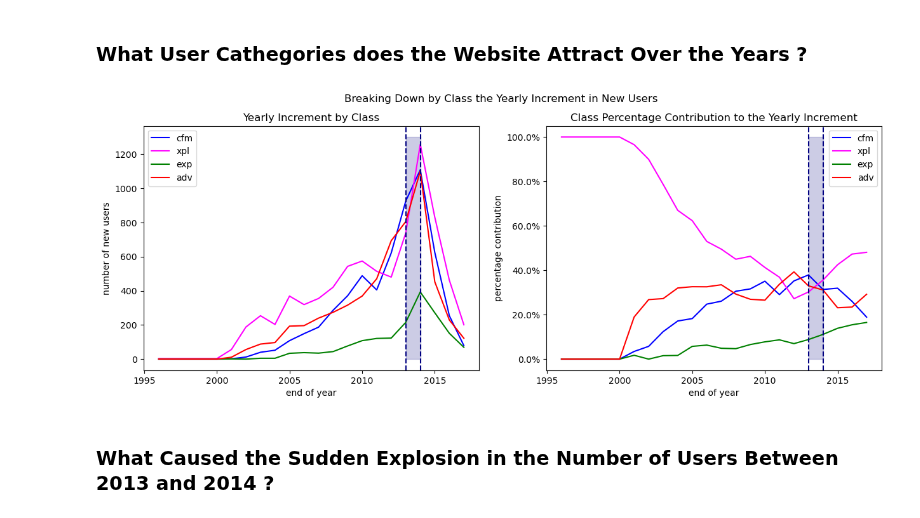
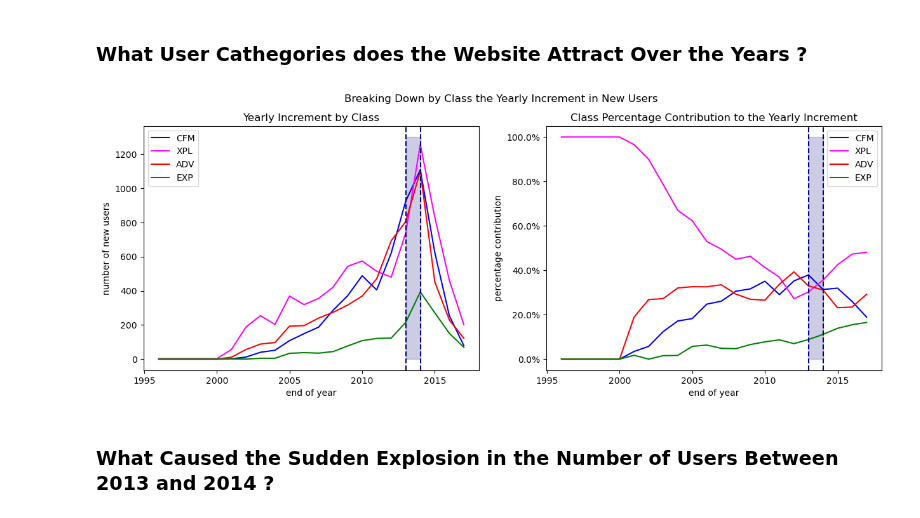
Before and after one commit to epfl-ada/ada-2022-project-analyteam, a Jupyter notebook: attractiveness_time_analysis.ipynb, the cells around one changed output. Cells and saved outputs as stored; diff of their text form; code cells hidden in the pictures.

```diff
--- a/attractiveness_time_analysis.ipynb
+++ b/attractiveness_time_analysis.ipynb
@@ -77,24 +83,23 @@ classified_by_year = classified_users.groupby(by=classified_users.joined.dt.year
 n_classified_by_year = pd.DataFrame(classified_by_year.size(), columns=["size"])
 # %%
 gpby_year = {
-    "cfm": cfms_by_year,
-    "xpl": xpls_by_year,
-    "exp": exps_by_year,
-    "adv": advs_by_year
+    "CFM": cfms_by_year,
+    "XPL": xpls_by_year,
+    "EXPL": exps_by_year,
+    "ADV": advs_by_year
 }
 n_by_year = {
-    "cfm": n_cfms_by_year,
-    "xpl": n_xpls_by_year,
-    "exp": n_exps_by_year,
-    "adv": n_advs_by_year
+    "CFM": n_cfms_by_year,
+    "XPL": n_xpls_by_year,
+    "ADV": n_advs_by_year,
+    "EXP": n_exps_by_year
     }
 # %%
 CMAP = {
-    "cfm": "blue",
-    "xpl": "magenta",
-    "exp": "green",
-    "adv": "red",
-    "classified": "grey"
+    "CFM": "blue",
+    "XPL": "magenta",
+    "EXP": "green",
+    "ADV": "red"
 }
 # %%
 all_years = users_df.joined.dt.year.sort_values().unique()
@@ -106,6 +111,7 @@ array([1996, 2000, 2001, 2002, 2003, 2004, 2005, 2006, 2007, 2008, 2009,
 ### What User Cathegories does the Website Attract Over the Years ?
 # %%
 def fill_gap_years(df):
+    df = df.copy()
     for year in all_years:
         if year not in df.index:
             df.loc[year, "size"] = 0
@@ -113,35 +119,35 @@ def fill_gap_years(df):
 # %%
 fig, (ax1, ax2) = plt.subplots(1, 2, figsize=(15, 5))
 fig.suptitle("Breaking Down by Class the Yearly Increment in New Users")
 
 # left plot
-for class_, df in n_by_year.items():
+for catname, df in n_by_year.items():
     df = df.copy()
     df = fill_gap_years(df)
-    sns.lineplot(data=df, x=df.index, y="size", ax=ax1, label=class_, color=CMAP[class_])
+    sns.lineplot(data=df, x=df.index, y="size", ax=ax1, label=catname, color=CMAP[catname])
 ax1.axvline(x=2013, color="navy", ls="--")
 ax1.axvline(x=2014, color="navy", ls="--")
 ax1.fill_betweenx(x1=2013, x2=2014, y=(0, 1300), color="navy", alpha=0.2)
 ax1.set_title("Yearly Increment by Class")
 ax1.set_xlabel("end of year")
 ax1.set_ylabel("number of new users")
 ax1.legend()
 
 
 # right plot
-for class_, df in n_by_year.items():
+for catname, df in n_by_year.items():
     df = df.copy()
     df = fill_gap_years(df)
     # compute fraction from 0 to 1 of contribution
     df["fraction"] = (df / n_classified_by_year)
-    sns.lineplot(data=df, x=df.index, y="fraction", ax=ax2, label=class_, color=CMAP[class_])
+    sns.lineplot(data=df, x=df.index, y="fraction", ax=ax2, label=catname, color=CMAP[catname])
 ax2.axvline(x=2013, color="navy", ls="--")
 ax2.axvline(x=2014, color="navy", ls="--")
 ax2.fill_betweenx(x1=2013, x2=2014, y=(0, 1), color="navy", alpha=0.2)
 ax2.set_title("Class Percentage Contribution to the Yearly Increment")
 ax2.set_xlabel("end of year")
 ax2.set_ylabel("percentage contribution")
 ax2.yaxis.set_major_formatter(mtick.PercentFormatter(xmax=1, decimals=1))
 ax2.legend();
 # %% [output]
-[figure, old version]
+[figure, new version]
```
Also changed, not shown: parts of 6 cells of this notebook, 1 other file.
